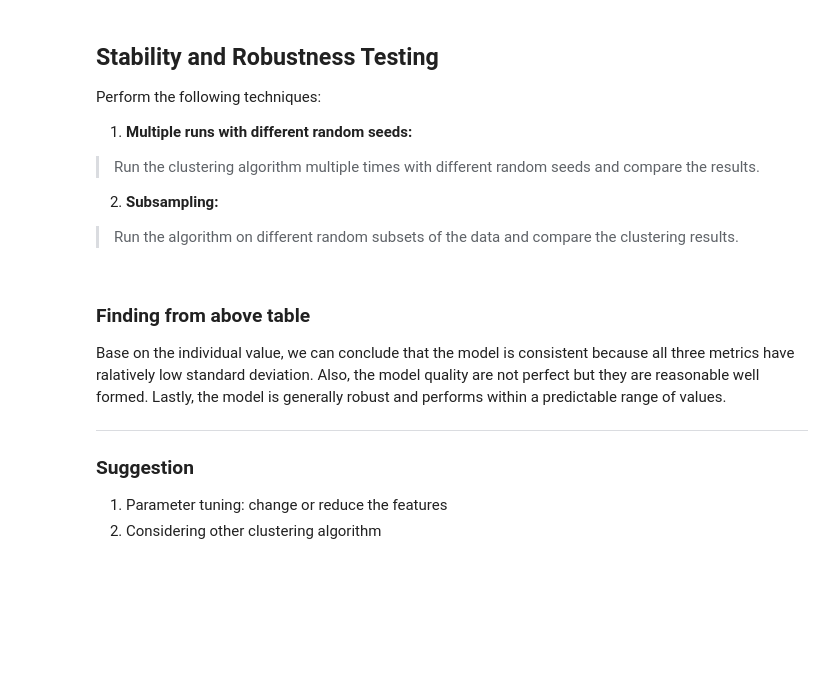
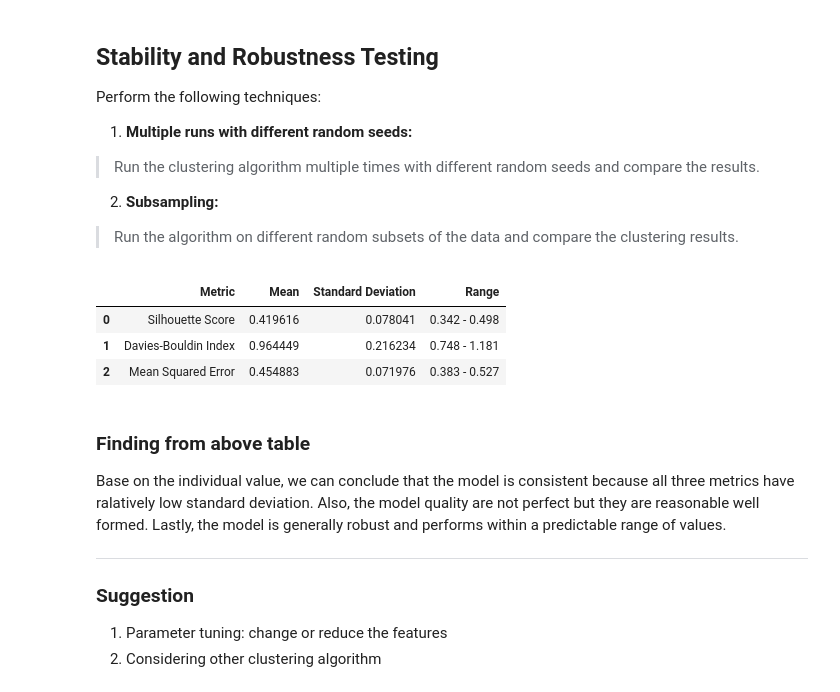
Before and after one commit to TanGuiShan/WorkshopSafety, a Jupyter notebook: Safety_Data Analysis(K).ipynb, the cells around one changed output. Saved outputs shown, nothing was run; the diff lists cells and outputs as text; code cells hidden in the pictures; blank space fills up the shorter version.

```diff
--- a/Safety_Data Analysis(K).ipynb
+++ b/Safety_Data Analysis(K).ipynb
@@ -223,7 +260,7 @@ Perform the following techniques:
 from sklearn.model_selection import train_test_split
 
 # Number of runs for robustness testing
-n_runs = 100
+n_runs = 10
 
 # Lists to store metric values
 silhouette_scores = []
@@ -257,33 +294,38 @@ for run in range(n_runs):
 # Calculate mean and standard deviation for each metric
 silhouette_mean = np.mean(silhouette_scores)
 silhouette_std = np.std(silhouette_scores)
 db_mean = np.mean(davies_bouldin_indices)
 db_std = np.std(davies_bouldin_indices)
 mse_mean = np.mean(mse_scores)
 mse_std = np.std(mse_scores)
 
 # Define acceptable ranges (mean ± std)
 silhouette_range = (silhouette_mean - silhouette_std, silhouette_mean + silhouette_std)
 db_range = (db_mean - db_std, db_mean + db_std)
 mse_range = (mse_mean - mse_std, mse_mean + mse_std)
 
 # Print results
 # Create a DataFrame to display these ranges
 ranges_df = pd.DataFrame({
     'Metric': ['Silhouette Score', 'Davies-Bouldin Index', 'Mean Squared Error'],
     'Mean': [silhouette_mean, db_mean, mse_mean],
     'Standard Deviation': [silhouette_std, db_std, mse_std],
     'Range': [f'{silhouette_range[0]:.3f} - {silhouette_range[1]:.3f}',
               f'{db_range[0]:.3f} - {db_range[1]:.3f}',
               f'{mse_range[0]:.3f} - {mse_range[1]:.3f}']
 })
 
 # Display the DataFrame
 from IPython.display import display
 display(ranges_df)
 
 # Add the final cluster labels to the original DataFrame
 wsdp['Cluster'] = labels
+# %% [output]
+|  | Metric | Mean | Standard Deviation | Range |
+| 0 | Silhouette Score | 0.419616 | 0.078041 | 0.342 - 0.498 |
+| 1 | Davies-Bouldin Index | 0.964449 | 0.216234 | 0.748 - 1.181 |
+| 2 | Mean Squared Error | 0.454883 | 0.071976 | 0.383 - 0.527 |
 # %% [markdown]
 ### Finding from above table
 
```
Also changed, not shown: parts of 11 cells of this notebook, 2 other files.
